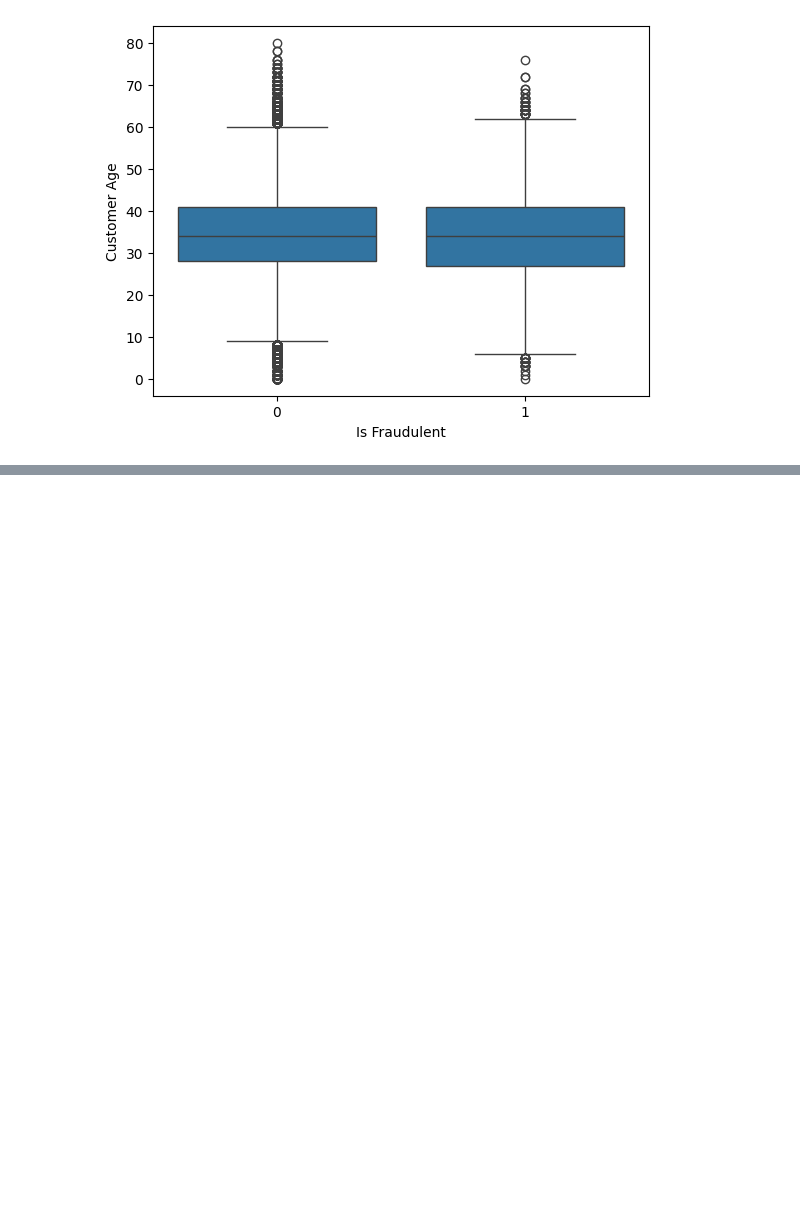
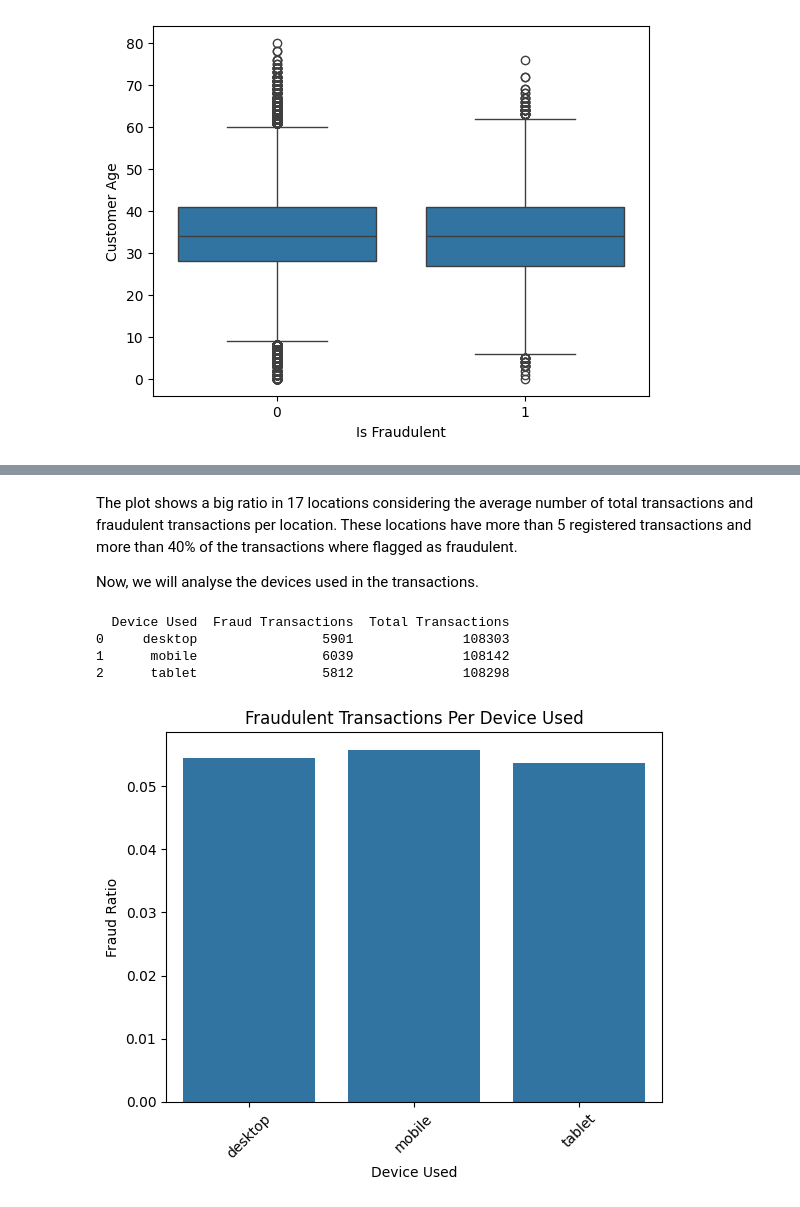
Before and after one commit to LsFaria04/Fraud_Detection_Supervised_Learning, a Jupyter notebook: Proj2.ipynb, the cells around one changed output, grey strips where cells are left out. Saved outputs shown, nothing was run; the diff lists cells and outputs as text; code cells hidden in the pictures; blank space fills up the shorter version.

```diff
--- a/Proj2.ipynb
+++ b/Proj2.ipynb
@@ -407,0 +453,29 @@ Name: Customer Age, dtype: float64
+# %% [markdown]
+The plot shows a big ratio in 17 locations considering the average number of total transactions and fraudulent transactions per location. These locations have more than 5 registered transactions and more than 40% of the transactions where flagged as fraudulent.
+
+Now, we will analyse the devices used in the transactions.
+# %%
+# Count total transactions per Device Used
+total_transactions = merged_data.groupby("Device Used").size().reset_index(name="Total Transactions")
+
+# Count fraudulent transactions per Device Used
+fraud_transactions = merged_data[merged_data["Is Fraudulent"] == 1].groupby("Device Used").size().reset_index(name="Fraud Transactions")
+
+# Merge both counts
+fraud_ratio = fraud_transactions.merge(total_transactions, on="Device Used", how="left")
+
+print(fraud_ratio)
+
+# Calculate fraud ratio
+fraud_ratio["Fraud Ratio"] = fraud_ratio["Fraud Transactions"] / fraud_ratio["Total Transactions"]
+
+sb.barplot(x="Device Used", y="Fraud Ratio", data=fraud_ratio)
+plt.xticks(rotation=45)
+plt.title("Fraudulent Transactions Per Device Used")
+plt.show()
+# %% [output]
+  Device Used  Fraud Transactions  Total Transactions
+0     desktop                5901              108303
+1      mobile                6039              108142
+2      tablet                5812              108298
+[figure, added]
```
Also changed, not shown: parts of 9 cells of this notebook.
